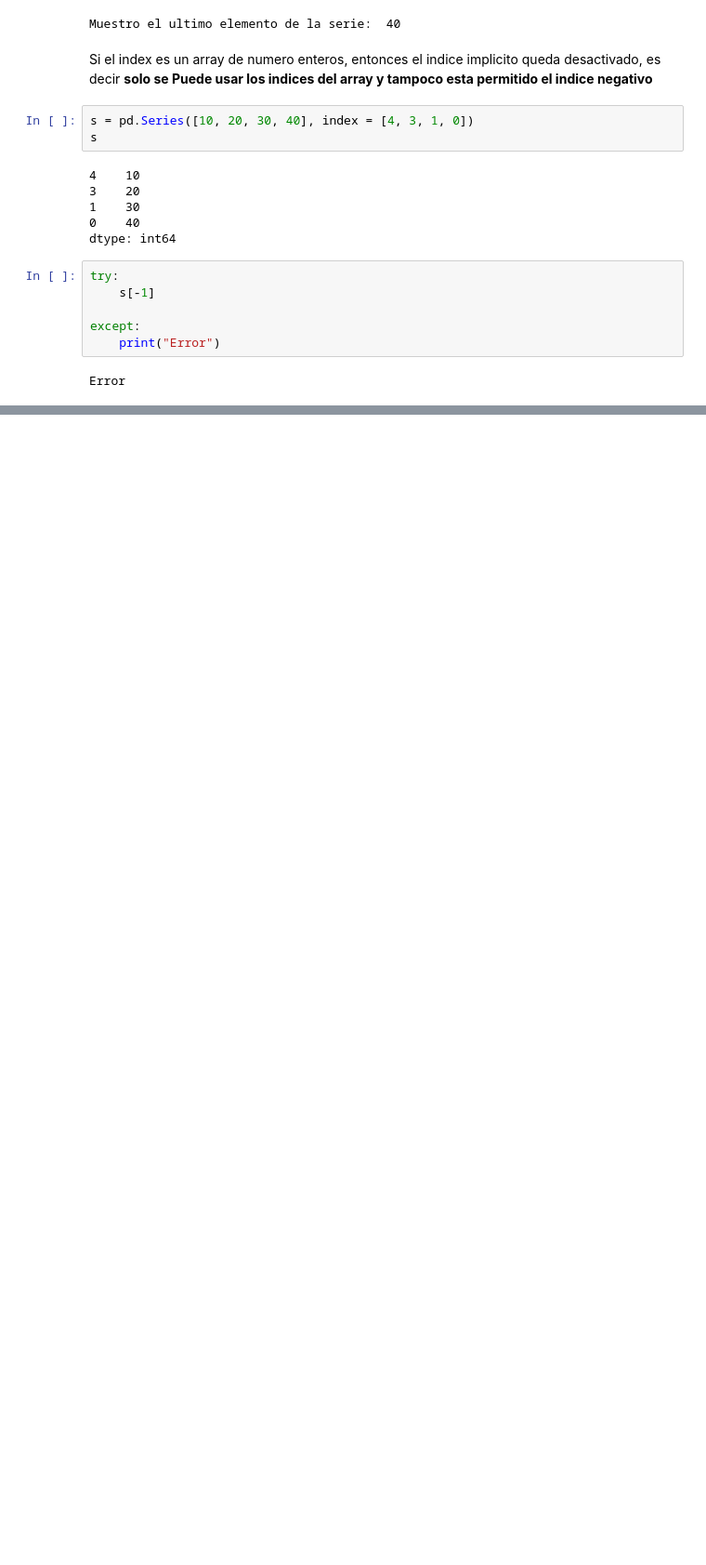
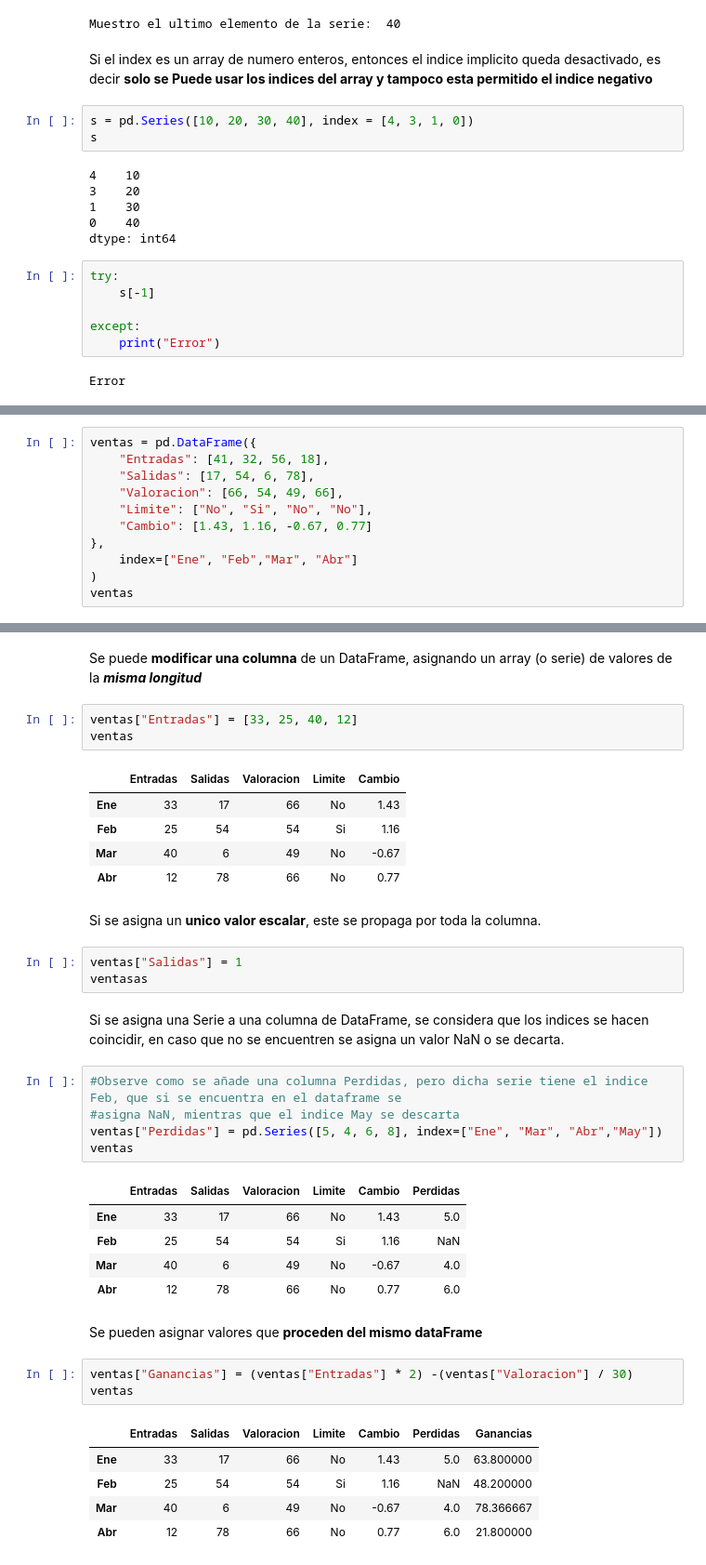
Before and after one commit to DanielMdevlop/PythonDataScience, a Jupyter notebook: Pandas/04Seleccion_Datos.ipynb, the cells around one changed output, grey strips where cells are left out. Shown: that part at 93% size. Drawn from its saved outputs; the diff is of its cells as text; blank space fills up the shorter version.

Commit message:
Se comienza con el tema de selección de datos en DataFrames y Series

```diff
--- a/Pandas/04Seleccion_Datos.ipynb
+++ b/Pandas/04Seleccion_Datos.ipynb
@@ -73,0 +483,11 @@ Error
+# %%
+ventas = pd.DataFrame({
+    "Entradas": [41, 32, 56, 18],
+    "Salidas": [17, 54, 6, 78],
+    "Valoracion": [66, 54, 49, 66],
+    "Limite": ["No", "Si", "No", "No"],
+    "Cambio": [1.43, 1.16, -0.67, 0.77]
+},
+    index=["Ene", "Feb","Mar", "Abr"]
+)
+ventas
@@ -73,0 +518,40 @@ Error
+# %% [markdown]
+Se puede **modificar una columna** de un DataFrame, asignando un array (o serie) de valores de la ***misma longitud***
+# %%
+ventas["Entradas"] = [33, 25, 40, 12]
+ventas
+# %% [output]
+|  | Entradas | Salidas | Valoracion | Limite | Cambio |
+| Ene | 33 | 17 | 66 | No | 1.43 |
+| Feb | 25 | 54 | 54 | Si | 1.16 |
+| Mar | 40 | 6 | 49 | No | -0.67 |
+| Abr | 12 | 78 | 66 | No | 0.77 |
+# %% [markdown]
+Si se asigna un **unico valor escalar**, este se propaga por toda la columna.
+# %%
+ventas["Salidas"] = 1
+ventasas
+# %% [markdown]
+ Si se asigna una Serie a una columna de DataFrame, se considera que los indices se hacen coincidir, en caso que no se encuentren se asigna un valor NaN o se decarta.
+# %%
+#Observe como se añade una columna Perdidas, pero dicha serie tiene el indice Feb, que si se encuentra en el dataframe se
+#asigna NaN, mientras que el indice May se descarta
+ventas["Perdidas"] = pd.Series([5, 4, 6, 8], index=["Ene", "Mar", "Abr","May"])
+ventas
+# %% [output]
+|  | Entradas | Salidas | Valoracion | Limite | Cambio | Perdidas |
+| Ene | 33 | 17 | 66 | No | 1.43 | 5.0 |
+| Feb | 25 | 54 | 54 | Si | 1.16 | NaN |
+| Mar | 40 | 6 | 49 | No | -0.67 | 4.0 |
+| Abr | 12 | 78 | 66 | No | 0.77 | 6.0 |
+# %% [markdown]
+Se pueden asignar valores que **proceden del mismo dataFrame**
+# %%
+ventas["Ganancias"] = (ventas["Entradas"] * 2) -(ventas["Valoracion"] / 30)
+ventas
+# %% [output]
+|  | Entradas | Salidas | Valoracion | Limite | Cambio | Perdidas | Ganancias |
+| Ene | 33 | 17 | 66 | No | 1.43 | 5.0 | 63.800000 |
+| Feb | 25 | 54 | 54 | Si | 1.16 | NaN | 48.200000 |
+| Mar | 40 | 6 | 49 | No | -0.67 | 4.0 | 78.366667 |
+| Abr | 12 | 78 | 66 | No | 0.77 | 6.0 | 21.800000 |
```
Also changed, not shown: parts of 151 cells of this notebook.
